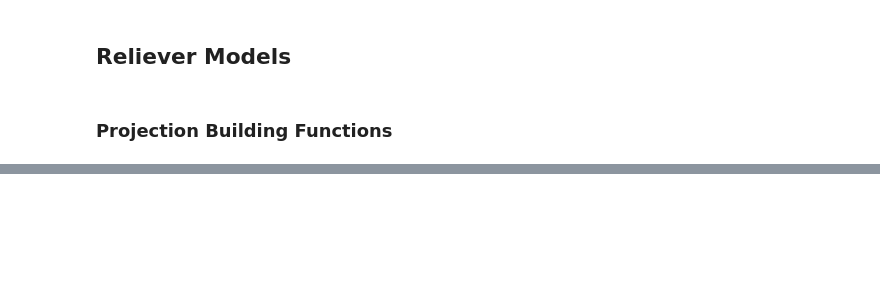
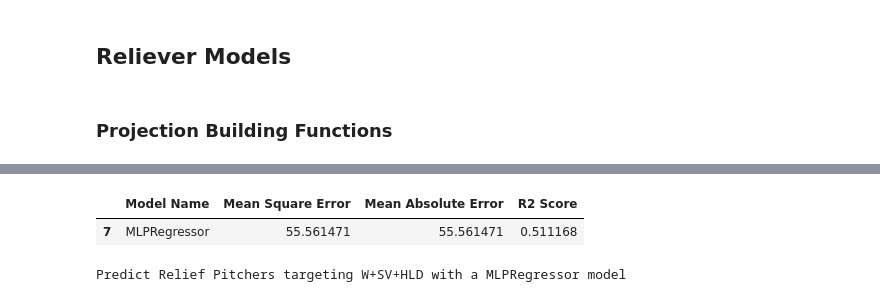
Before and after one commit to mattgilgo/Fantasy_Baseball, a Jupyter notebook: pitcher_models.ipynb, the cells around one changed output, grey strips where cells are left out. Cells and saved outputs as stored; diff of their text form; code cells hidden in the pictures; blank space fills up the shorter version.

```diff
--- a/pitcher_models.ipynb
+++ b/pitcher_models.ipynb
@@ -320,0 +549,6 @@ TypeError: cannot unpack non-iterable NoneType object
+# %%
+models_list = [LinearRegression(), Ridge(), Lasso(), BayesianRidge(), ElasticNet(), RandomForestRegressor(), KNeighborsRegressor(), MLPRegressor(max_iter=1000)]
+train_dataset_2022 = pd.read_csv('data/fangraphs/pitchers/relievers/pitchers_rp_19_21.csv')
+test_dataset_2022 = pd.read_csv('data/fangraphs/pitchers/relievers/pitchers_rp_22.csv')
+
+top_rp_models_sv = fantasy_points_predictor(models_list, "W+SV+HLD", 2022, train_dataset_2022, test_dataset_2022)
@@ -320,0 +565,12 @@ TypeError: cannot unpack non-iterable NoneType object
+# %%
+top_rp_models_sv
+# %% [output]
+|  | Model Name | Mean Square Error | Mean Absolute Error | R2 Score |
+| 7 | MLPRegressor | 55.561471 | 55.561471 | 0.511168 |
+# %%
+train_dataset = pd.read_csv('data/fangraphs/pitchers/relievers/pitchers_rp_19_21.csv')
+test_dataset = pd.read_csv('data/fangraphs/pitchers/relievers/pitchers_rp_20_22.csv')
+
+predict_relief_pitchers(MLPRegressor(max_iter=1000), "W+SV+HLD", 2023, train_dataset, test_dataset)
+# %% [output]
+Predict Relief Pitchers targeting W+SV+HLD with a MLPRegressor model
```
Also changed, not shown: parts of 12 cells of this notebook.
